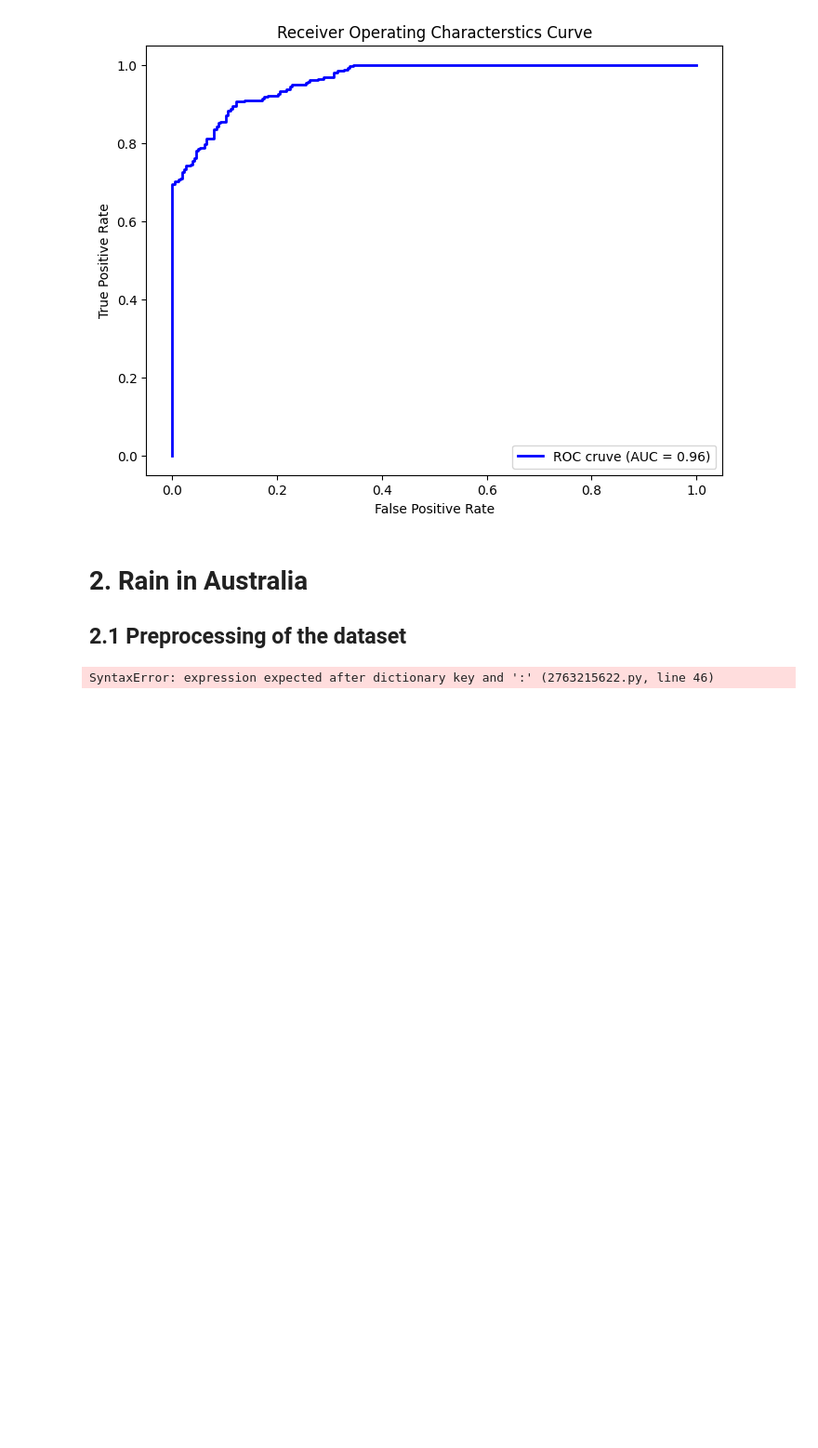
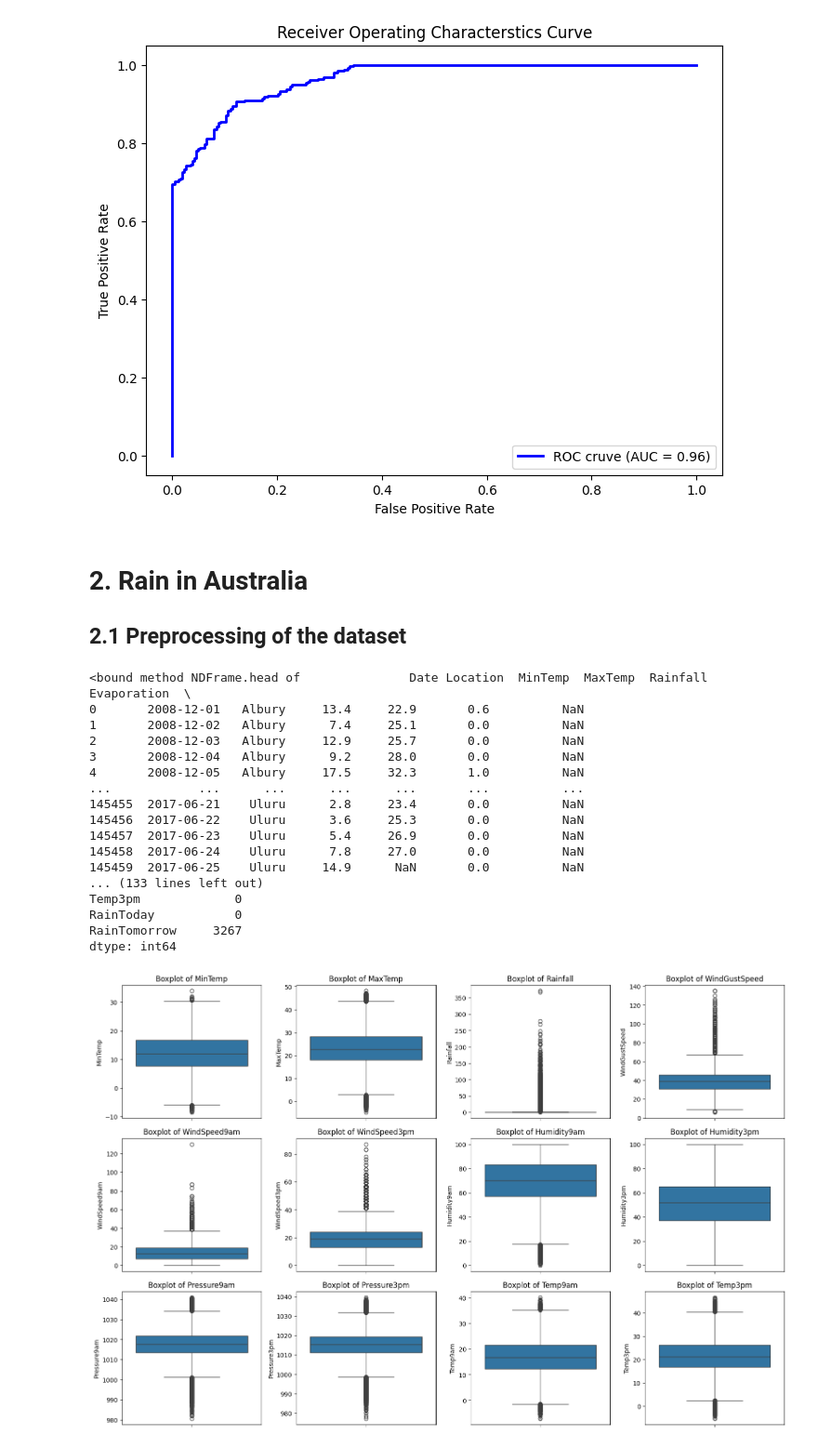
Before and after one commit to Rudobrody/Studies_AI_1_Term, a Jupyter notebook: PUM/LogisticRegression/Lab_Logistic_Regression.ipynb, the cells around one changed output. Shown at 93% size. Saved outputs shown, nothing was run; the diff lists cells and outputs as text; code cells hidden in the pictures; blank space fills up the shorter version.

Commit message:
Add box plots. Normalize dataset with stratification.

```diff
--- a/PUM/LogisticRegression/Lab_Logistic_Regression.ipynb
+++ b/PUM/LogisticRegression/Lab_Logistic_Regression.ipynb
@@ -703,11 +708,14 @@ Accuracy: 0.89, Sensivity: 0.90, Specifity: 0.88
 # %%
 import pandas as pd
 from IPython.display import clear_output
+from scipy.stats.mstats import winsorize
+import seaborn as sns
 
 
 df = pd.read_csv('weatherAUS.csv')
 print(df.head)
 
+# Counting missing values
 for column in df.columns:
     number_of_missing_values = df[column].isna().mean() * 100
     print(f"Column {column} has a {number_of_missing_values:.2f}% of missing values")
@@ -715,38 +723,91 @@ for column in df.columns:
 # Deleting columns which have more than 30 % of NaN
 df.drop(columns=['Evaporation', 'Sunshine', 'Cloud9am', 'Cloud3pm'], inplace=True)
 print(df)
 
-# Separating label
-X = df.iloc[:, 0:-1]
-y = df.iloc[:, -1]
-
-
 # clear_output() # This command clears output for current cell
 
-# Dividing features
+# Define fatures
 categorical_features = ['Location', 'WindGustDir', 'WindDir9am', 'WindDir3pm', 'RainToday']
 numerical_features = ['MinTemp', 'MaxTemp', 'Rainfall', 'WindGustSpeed', 'WindSpeed9am', 'WindSpeed3pm', 'Humidity9am', 'Humidity3pm', 'Pressure9am', 'Pressure3pm', 'Temp9am', 'Temp3pm']
 
 # Computing mode for categorical features
 categorical_imputers = {feature: df[feature].mode()[0] for feature in categorical_features}
 
 # Comuting median fro numerical features
 numerical_imputers = {feature: df[feature].median() for feature in numerical_features}
 
-# Imputing missing values
+# Impute missing values
+
+# If I pass a dict to fillna it interpeting keys from a dict as a column name
+# When I pass a dictionary to fillna(), Pandas interprets the keys as column names
+# and uses the corresponding values to fill missing data in those columns.
 df[categorical_features] = df[categorical_features].fillna(categorical_imputers)
 df[numerical_features] = df[numerical_features].fillna(numerical_imputers)
 
 # Checking are there still some NaN values
 print(df.isnull().sum())
 
 # Conversion for format datetime
 df['Date'] = pd.to_datetime(df['Date'])
 
 df['Year'] = df['Date'].dt.year
 df['Month'] = df['Date'].dt.month
 
 seasons = {1: "Summer", 2: "Summer", 3: "Autumn", 4: "Autumn", 5: "Autumn", 6: "Winter", 7: "Winter", 8: "Winter", 9: "Spring", 10: "Spring", 11: "Spring", 12: "Summer"}
 df['Seasons'] = df['Month'].map(seasons)
+
+# Set up the plot style
+plt.figure(figsize=(16,14))
+
+# Creating box plots foe each numerical features
+for i, feature in enumerate(numerical_features, 1):
+    plt.subplot(4, 4, i) # Adjust grid size based on number of features
+    sns.boxplot(y=df[feature])
+    plt.title(f"Boxplot of {feature}")
+    plt.tight_layout()
+
+plt.show()
+
+# Winsorizing features
+for feature in numerical_features:
+    Q1 = df[feature].quantile(0.25)
+    Q3 = df[feature].quantile(0.75)
+    IQR = Q3 - Q1
+    lower_bound = Q1 - 1.5 * IQR
+    upper_bound = Q3 + 1.5 * IQR
+    df[feature].clip(lower=lower_bound, upper=upper_bound, inplace=True)
+
+# Set up the plot style
+plt.figure(figsize=(16,14))
+
+# Creating box plots foe each numerical features
+for i, feature in enumerate(numerical_features, 1):
+    plt.subplot(4, 4, i) # Adjust grid size based on number of features
+    sns.boxplot(y=df[feature])
+    plt.title(f"Boxplot of {feature}")
+    plt.tight_layout()
+
+plt.show()
+
+# Separating label
+X = df.drop('RainTomorrow', axis=1) # axis=0 will drop a row, when axis=1 it drops a column
+y = df['RainTomorrow']
 # %% [output]
-SyntaxError: expression expected after dictionary key and ':' (2763215622.py, line 46)
+<bound method NDFrame.head of               Date Location  MinTemp  MaxTemp  Rainfall  Evaporation  \
+0       2008-12-01   Albury     13.4     22.9       0.6          NaN
+1       2008-12-02   Albury      7.4     25.1       0.0          NaN
+2       2008-12-03   Albury     12.9     25.7       0.0          NaN
+3       2008-12-04   Albury      9.2     28.0       0.0          NaN
+4       2008-12-05   Albury     17.5     32.3       1.0          NaN
+...            ...      ...      ...      ...       ...          ...
+145455  2017-06-21    Uluru      2.8     23.4       0.0          NaN
+145456  2017-06-22    Uluru      3.6     25.3       0.0          NaN
+145457  2017-06-23    Uluru      5.4     26.9       0.0          NaN
+145458  2017-06-24    Uluru      7.8     27.0       0.0          NaN
+145459  2017-06-25    Uluru     14.9      NaN       0.0          NaN
+... (133 lines left out)
+Temp3pm             0
+RainToday           0
+RainTomorrow     3267
+dtype: int64
+[figure, added]
```
Also changed, not shown: parts of 5 cells of this notebook.
